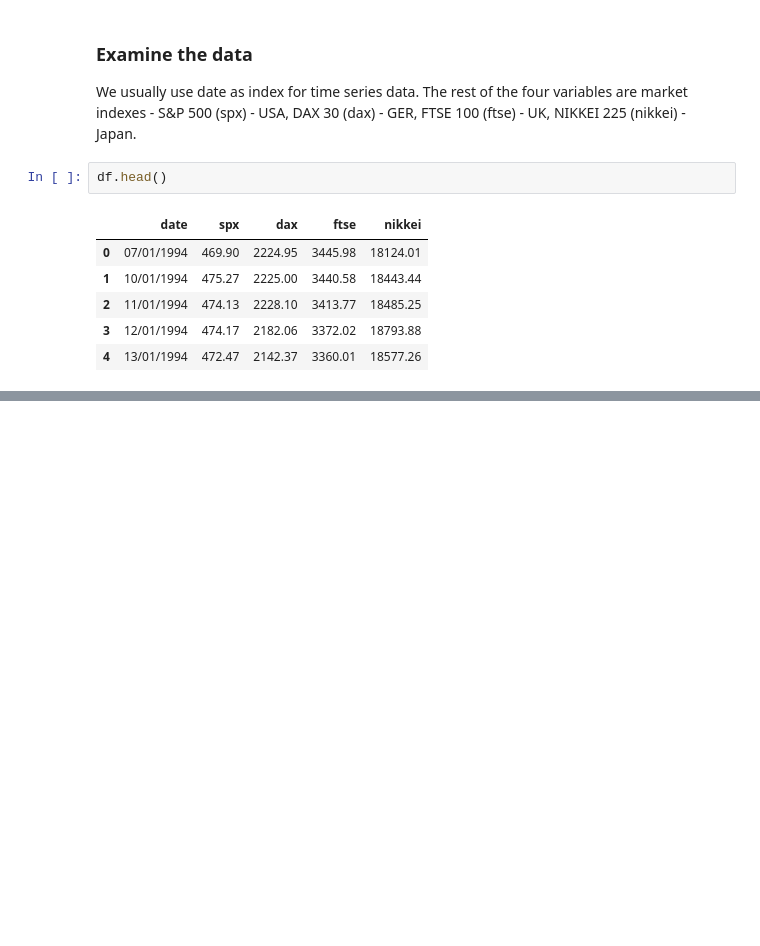
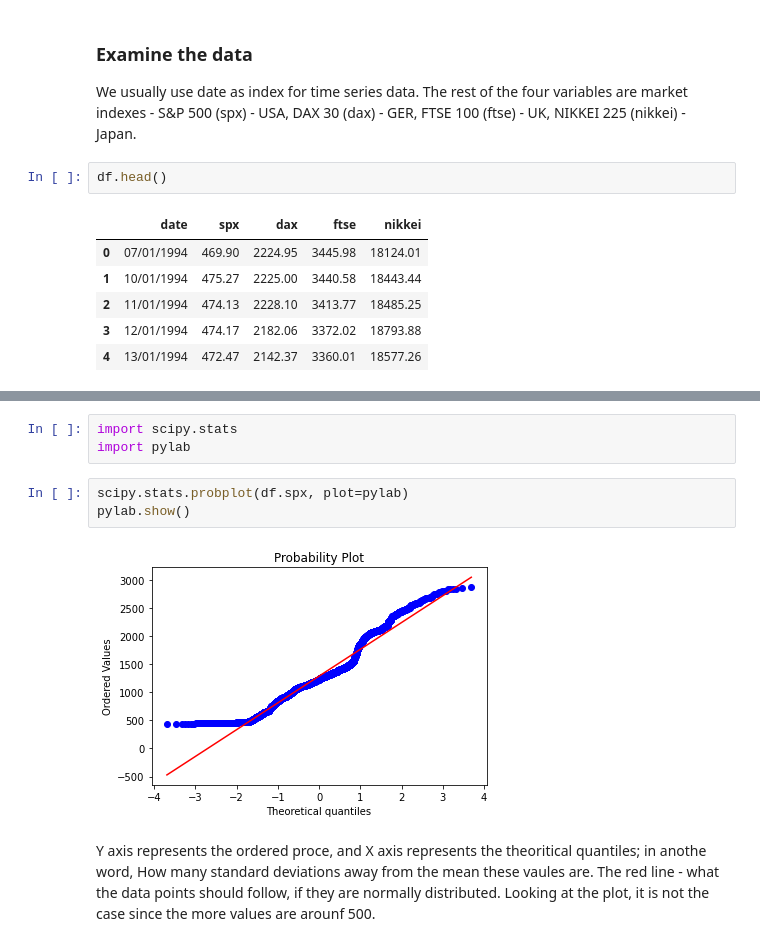
Before and after one commit to pvsnp9/Time-Series-Analysis, a Jupyter notebook: Introduction/introduction.ipynb, the cells around one changed output, grey strips where cells are left out. Saved outputs shown, nothing was run; the diff lists cells and outputs as text; blank space fills up the shorter version.

```diff
--- a/Introduction/introduction.ipynb
+++ b/Introduction/introduction.ipynb
@@ -22,0 +69,10 @@ df.head()
+# %%
+import scipy.stats
+import pylab
+# %%
+scipy.stats.probplot(df.spx, plot=pylab)
+pylab.show()
+# %% [output]
+[figure, added]
+# %% [markdown]
+Y axis represents the ordered proce, and X axis represents the theoritical quantiles; in anothe word, How many standard deviations away from the mean these vaules are. The red line - what the data points should follow, if they are normally distributed. Looking at the plot, it is not the case since the more values are arounf 500.
```
Also changed, not shown: parts of 9 cells of this notebook, 2 other files.
